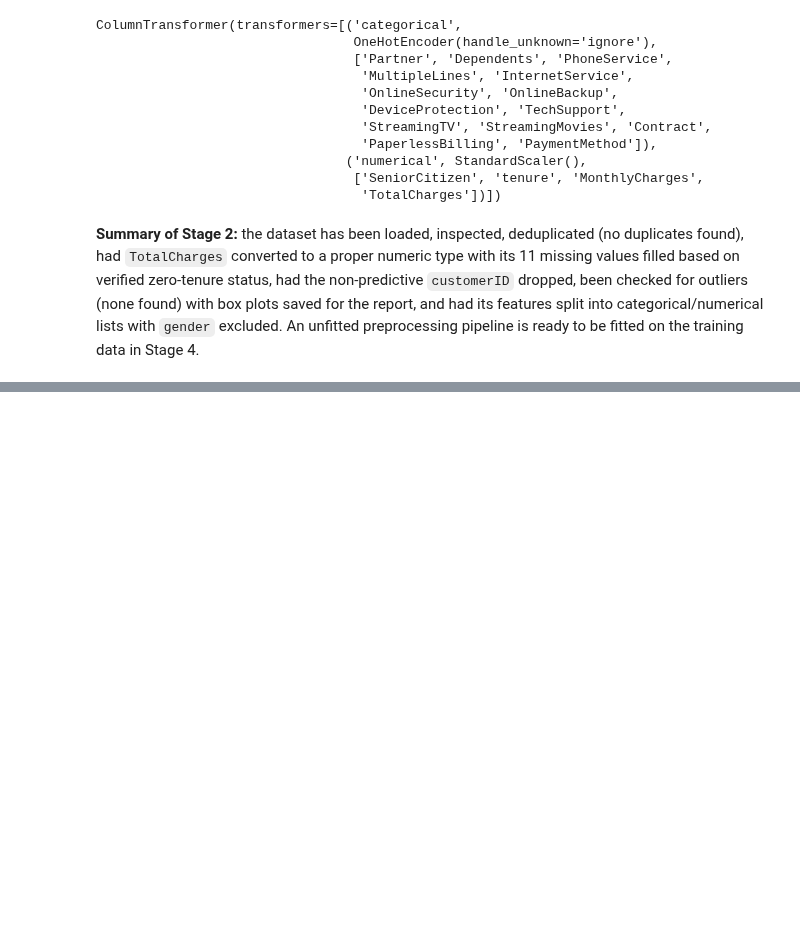
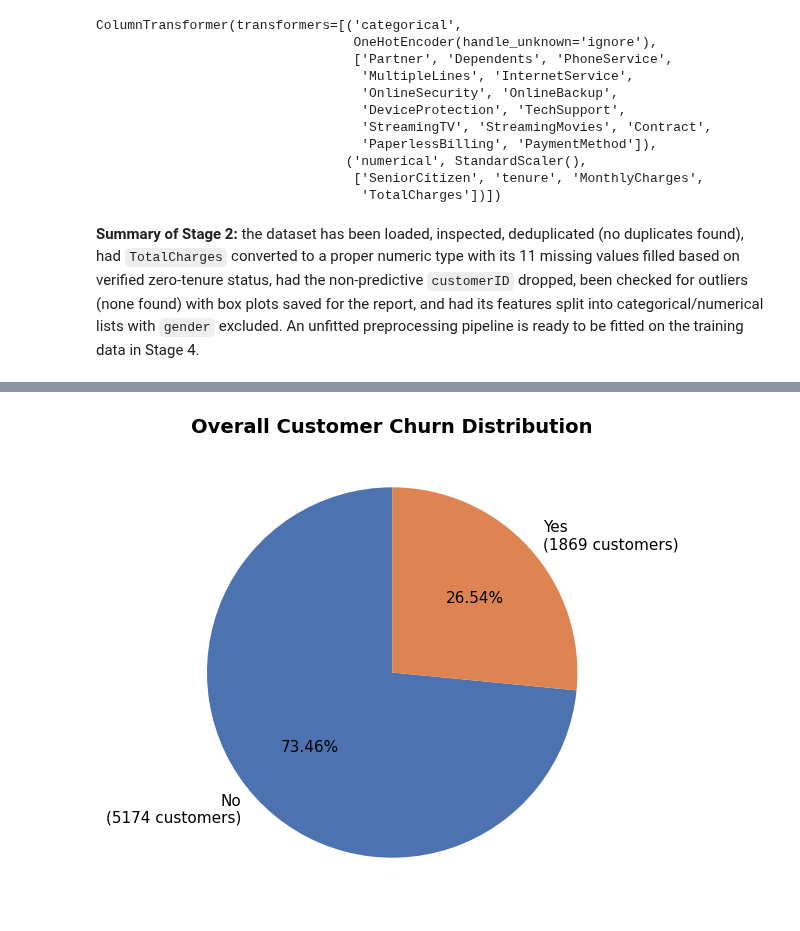
Before and after one commit to hs5495498-collab/-Customer-Churn-Prediction, a Jupyter notebook: notebooks/churn_analysis.ipynb, the cells around one changed output, grey strips where cells are left out. Cells and saved outputs as stored; diff of their text form; code cells hidden in the pictures; blank space fills up the shorter version.

Commit message:
Add exploratory data analysis with churn visualizations

```diff
--- a/notebooks/churn_analysis.ipynb
+++ b/notebooks/churn_analysis.ipynb
@@ -518,0 +544,24 @@ training data in Stage 4.
+# %%
+total_customers = len(eda_df)
+churn_counts = eda_df["Churn"].value_counts()
+churn_pct = eda_df["Churn"].value_counts(normalize=True) * 100
+
+overall_churn_rate = churn_pct["Yes"]
+
+avg_tenure_by_churn = eda_df.groupby("Churn")["tenure"].mean()
+avg_monthly_by_churn = eda_df.groupby("Churn")["MonthlyCharges"].mean()
+churn_rate_by_contract = eda_df.groupby("Contract")["Churn"].apply(lambda s: (s == "Yes").mean() * 100)
+
+print(f"Total customers: {total_customers}")
+print(f"Churned: {churn_counts['Yes']} ({churn_pct['Yes']:.2f}%)")
+print(f"Retained: {churn_counts['No']} ({churn_pct['No']:.2f}%)")
+print(f"Overall churn rate: {overall_churn_rate:.2f}%")
+print()
+print("Average tenure (months) by churn status:")
+print(avg_tenure_by_churn.round(2))
+print()
+print("Average MonthlyCharges by churn status:")
+print(avg_monthly_by_churn.round(2))
+print()
+print("Churn rate (%) by contract type:")
+print(churn_rate_by_contract.round(2))
@@ -518,0 +594,17 @@ training data in Stage 4.
+# %%
+fig, ax = plt.subplots(figsize=(6, 6))
+colors = ["#4C72B0", "#DD8452"]
+ax.pie(
+    churn_counts.values,
+    labels=[f"{label}\n({count} customers)" for label, count in churn_counts.items()],
+    autopct="%1.2f%%",
+    colors=colors,
+    startangle=90,
+    textprops={"fontsize": 11},
+)
+ax.set_title("Overall Customer Churn Distribution", fontsize=14, fontweight="bold")
+fig.tight_layout()
+fig.savefig("../reports/figures/churn_distribution_pie.png", dpi=300)
+plt.show()
+# %% [output]
+[figure, added]
```
Also changed, not shown: parts of 16 cells of this notebook, 4 other files.
